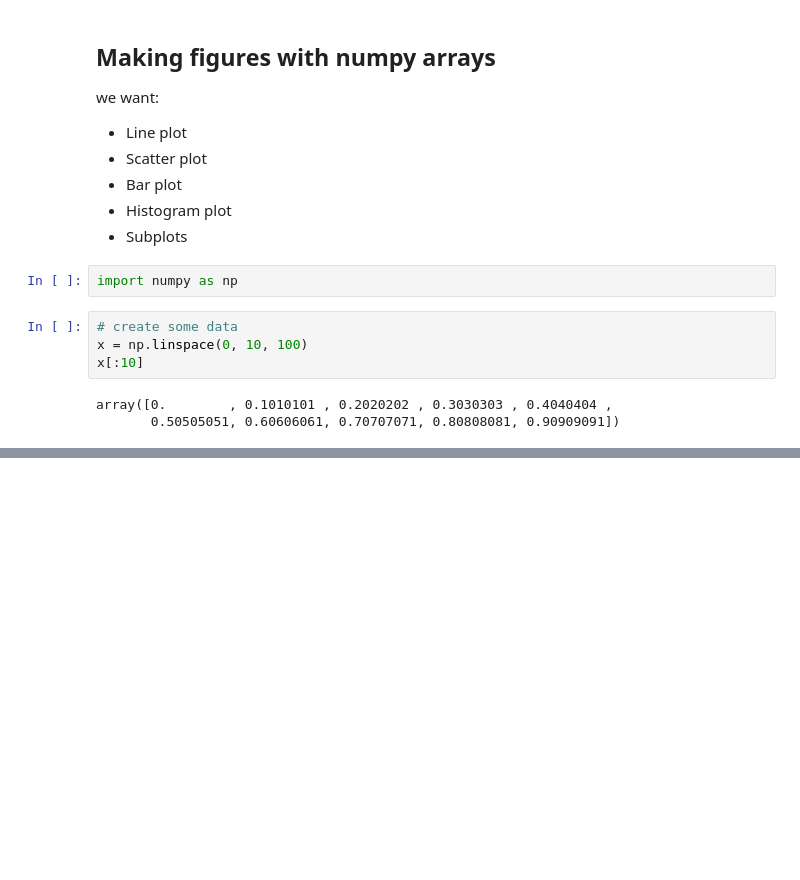
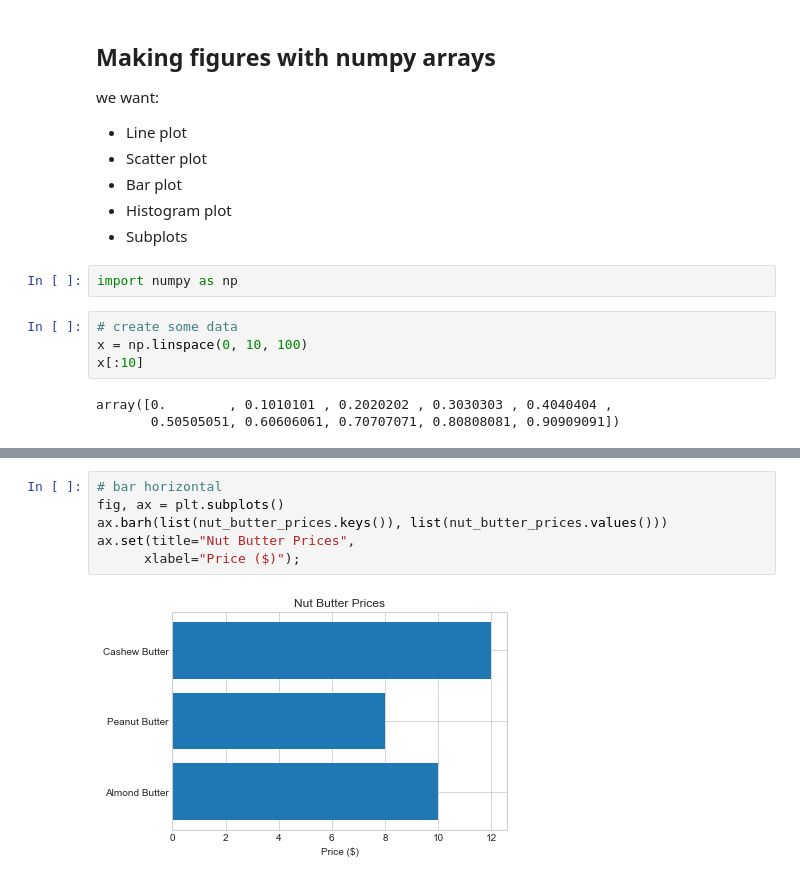
Before and after one commit to ezvenf/MachineLearning, a Jupyter notebook: Introduction to Matplotlib.ipynb, the cells around one changed output, grey strips where cells are left out. Cells and saved outputs as stored; diff of their text form; blank space fills up the shorter version.

```diff
--- a/Introduction to Matplotlib.ipynb
+++ b/Introduction to Matplotlib.ipynb
@@ -120,0 +121,8 @@ ax.set(title="Dan's Nut butter store",
+# %%
+# bar horizontal
+fig, ax = plt.subplots()
+ax.barh(list(nut_butter_prices.keys()), list(nut_butter_prices.values()))
+ax.set(title="Nut Butter Prices",
+      xlabel="Price ($)");
+# %% [output]
+[figure, added]
```
Also changed, not shown: parts of 42 cells of this notebook, 2 other files.
